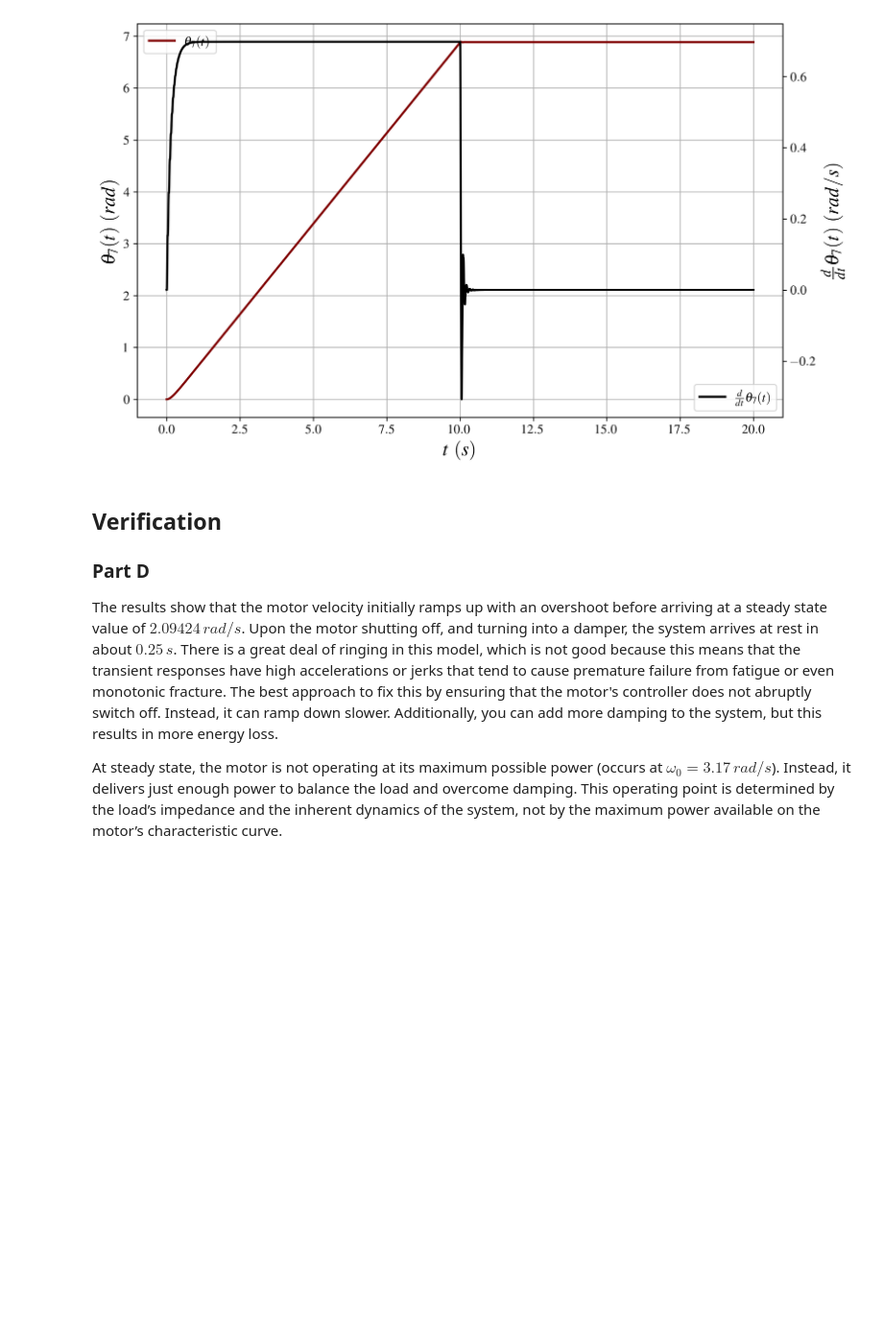
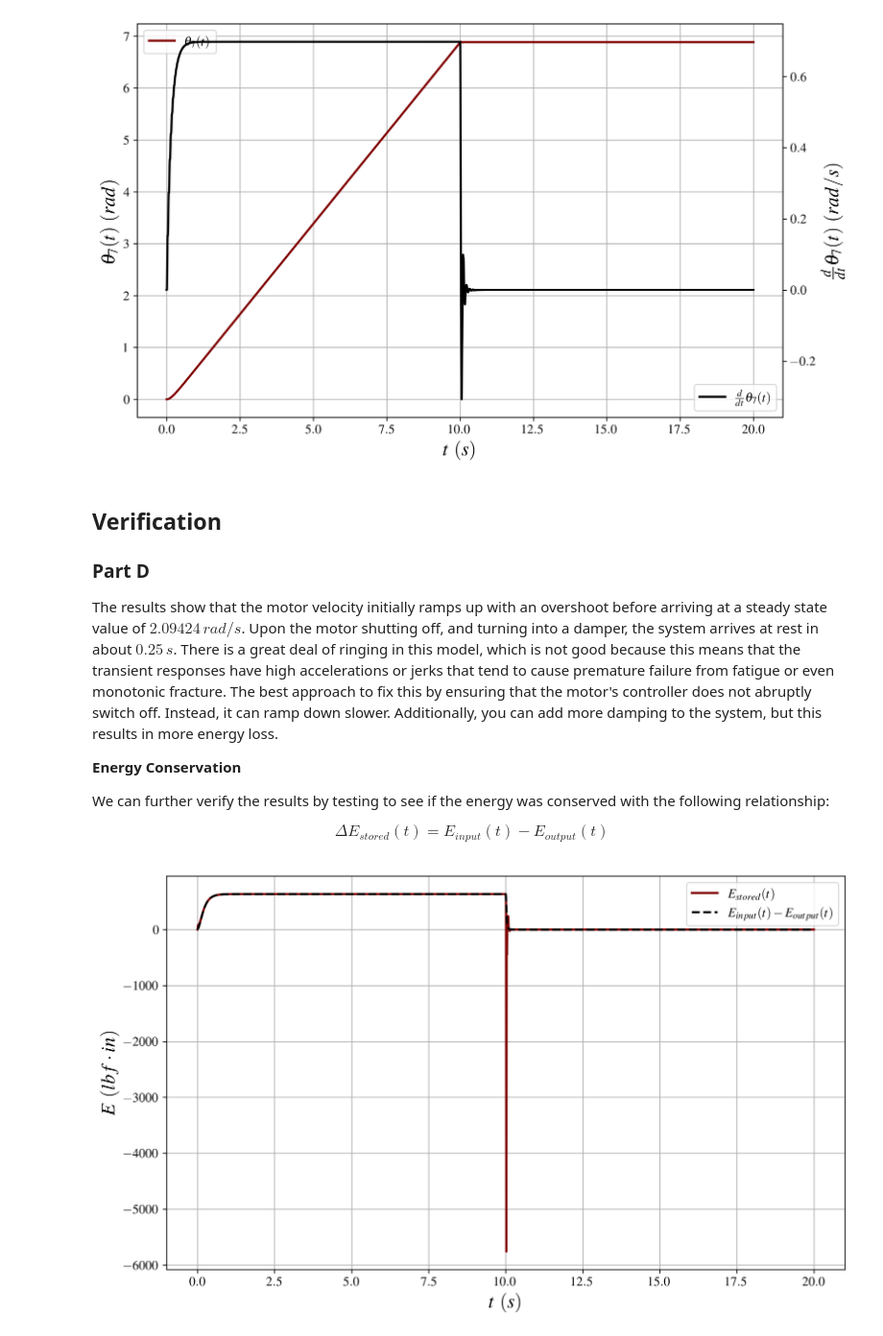
Before and after one commit to gabemorris12/dynamical_systems, a Jupyter notebook: Homework 2/Dynamical Systems Homework 2.ipynb, the cells around one changed output. Shown at 96% size. Drawn from its saved outputs; the diff is of its cells as text; code cells hidden in the pictures; blank space fills up the shorter version.

```diff
--- a/Homework 2/Dynamical Systems Homework 2.ipynb
+++ b/Homework 2/Dynamical Systems Homework 2.ipynb
@@ -403,8 +404,8 @@ k2 = (np.pi*(D2/2)**4*G)/(2*L2)  # lbf*in
 B = 2880  # lbf*in*s
 
 # Defining the input function
-def Ma(w0, t_):
-    return -315*w0 + 2000 if t_ < 10 else -14.4*w0
+def Ma(w0_, t_):
+    return -315*w0_ + 2000 if t_ < 10 else -14.4*w0_
 
 # Defining the state variable function
 def state_vars(thetas, t_):
@@ -423,7 +424,7 @@ def state_vars(thetas, t_):
     ]
 
 t_array = np.linspace(0, 20, 40_001)  # results in h = 0.0005
-sol = odeint(state_vars, [0]*10, t_array)
+sol = rk_solve(state_vars, [0]*10, t_array)
 
 for th, w in [(0, 5), (1, 6), (2, 7), (3, 8), (4, 9)]:
     fig, ax = plt.subplots()
@@ -455,4 +456,45 @@ plt.show()
 ### Part D
 The results show that the motor velocity initially ramps up with an overshoot before arriving at a steady state value of $2.09424\,rad/s$. Upon the motor shutting off, and turning into a damper, the system arrives at rest in about $0.25\,s$. There is a great deal of ringing in this model, which is not good because this means that the transient responses have high accelerations or jerks that tend to cause premature failure from fatigue or even monotonic fracture. The best approach to fix this by ensuring that the motor's controller does not abruptly switch off. Instead, it can ramp down slower. Additionally, you can add more damping to the system, but this results in more energy loss.
 
-At steady state, the motor is not operating at its maximum possible power (occurs at $\omega_0=3.17\,rad/s$). Instead, it delivers just enough power to balance the load and overcome damping. This operating point is determined by the load’s impedance and the inherent dynamics of the system, not by the maximum power available on the motor’s characteristic curve.
+**Energy Conservation**
+
+We can further verify the results by testing to see if the energy was conserved with the following relationship:
+
+$$\Delta E_{stored}(t)=E_{input}(t) - E_{output}(t)$$
+# %%
+# Energy conservation
+th0, th2, th3, th6, th7 = sol[:, 0], sol[:, 1], sol[:, 2], sol[:, 3], sol[:, 4]
+w0, w2, w3, w6, w7 = sol[:, 5], sol[:, 6], sol[:, 7], sol[:, 8], sol[:, 9]
+
+KE = (
+    1/2*I0*w0**2 +
+    1/2*(I1 + I2)*w2**2 +
+    1/2*(I3 + I4/9 + I5/9)*w3**3 +  # this can be found with mass lumping
+    1/2*I6*w6**2 +
+    1/2*I7*w7**2
+)
+
+PE = (
+    1/2*k1*(th2 - th0)**2 +
+    1/2*k1*(th3 - th2)**2 +
+    1/2*k2*(th6 - th3/3)**2 +
+    1/2*k2*(th7 - th3/3)**2
+)
+
+E_stored = KE + PE
+Ma_array = np.array([Ma(w0_, t_) for w0_, t_ in zip(w0, t_array)])
+P_motor = Ma_array*w0
+E_input = cumulative_trapezoid(P_motor, t_array, initial=0)
+
+P_damp = B*(w6**2 + w7**2)
+E_output = cumulative_trapezoid(P_damp, t_array, initial=0)
+
+fig, ax = plt.subplots()
+ax.plot(t_array, E_stored, label=r'$E_{stored}(t)$')
+ax.plot(t_array, E_input - E_output, label=r'$E_{input}(t) - E_{output}(t)$', ls='--')
+ax.set_xlabel('$t$ $(s)$')
+ax.set_ylabel(r'$E$ $(lbf\cdot in)$')
+ax.legend()
+plt.show()
+# %% [output]
+[figure, added]
```
Also changed, not shown: parts of 4 cells of this notebook, 4 other files.
